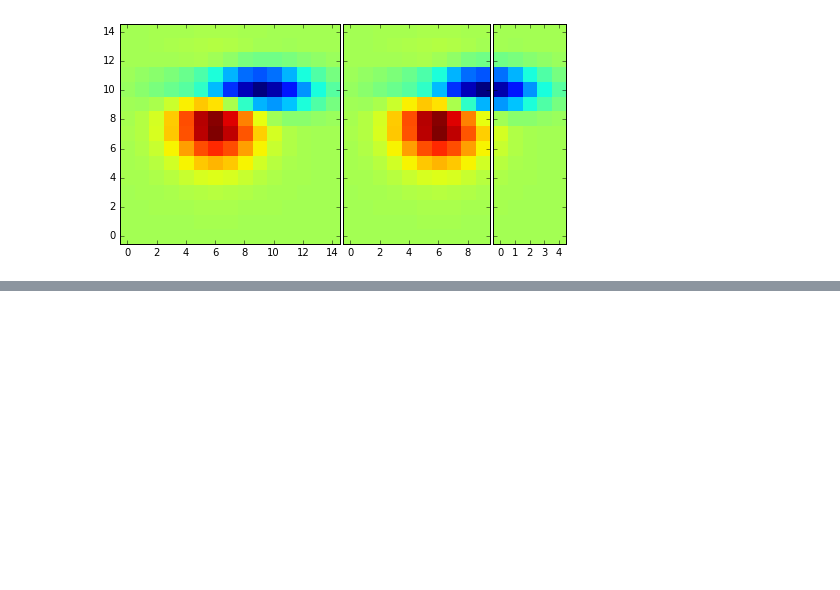
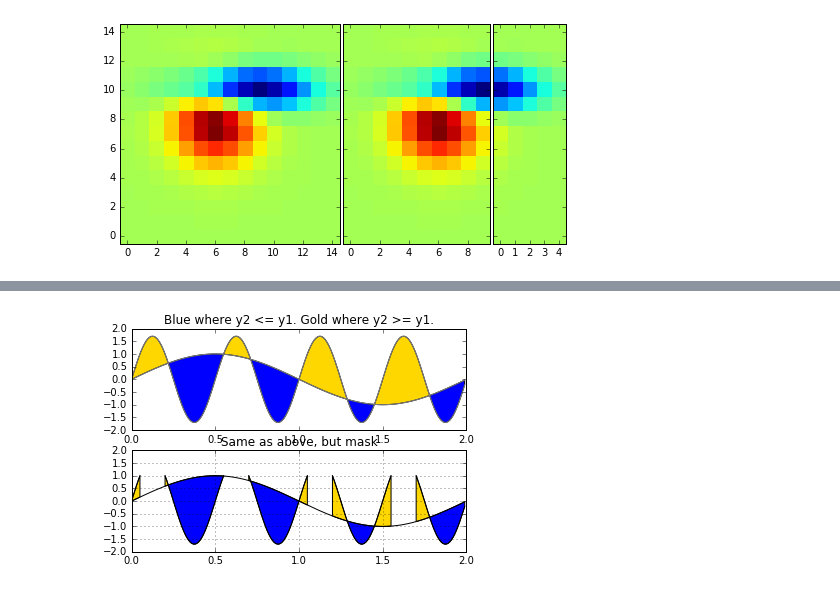
Before and after one commit to zlxs23/Data_Visualization, a Jupyter notebook: chap_4_更多图标和定制化.ipynb, the cells around one changed output, grey strips where cells are left out. Saved outputs shown, nothing was run; the diff lists cells and outputs as text; code cells hidden in the pictures; blank space fills up the shorter version.

```diff
--- a/chap_4_更多图标和定制化.ipynb
+++ b/chap_4_更多图标和定制化.ipynb
@@ -231,0 +291,26 @@ if __name__ == '__main__':
+# %%
+x = np.arange(0.0, 2, 0.01)
+y1 = np.sin(np.pi * x)
+y2 = 1.7 * np.sin(4 * np.pi * x)
+
+fig = plt.figure()
+axes1 = fig.add_subplot(211)
+axes1.plot(x, y1, x, y2, color='grey')
+axes1.fill_between(x, y1, y2, where=y2 <= y1, facecolor='blue', interpolate=True)
+axes1.fill_between(x, y1, y2, where=y2 >=y1, facecolor='gold', interpolate=True)
+axes1.set_title('Blue where y2 <= y1. Gold where y2 >= y1.')
+axes1.set_ylim(-2, 2)
+
+# Mask values in y2 with value greater than 1.0
+y2 = np.ma.masked_greater(y2, 1.0)
+axes2 = fig.add_subplot(212, sharex=axes1)
+axes2.plot(x, y1, x, y2, color='black')
+axes2.fill_between(x, y1, y2, where=y2 <= y1, facecolor='blue', interpolate=True)
+axes2.fill_between(x, y1, y2, where=y2 >= y1, facecolor='gold', interpolate=True)
+axes2.set_title('Same as above, but mask')
+axes2.set_ylim(-2, 2)
+axes2.grid('on')
+
+plt.show()
+# %% [output]
+[figure, added]
```
Also changed, not shown: parts of 9 cells of this notebook, 2 other files.
